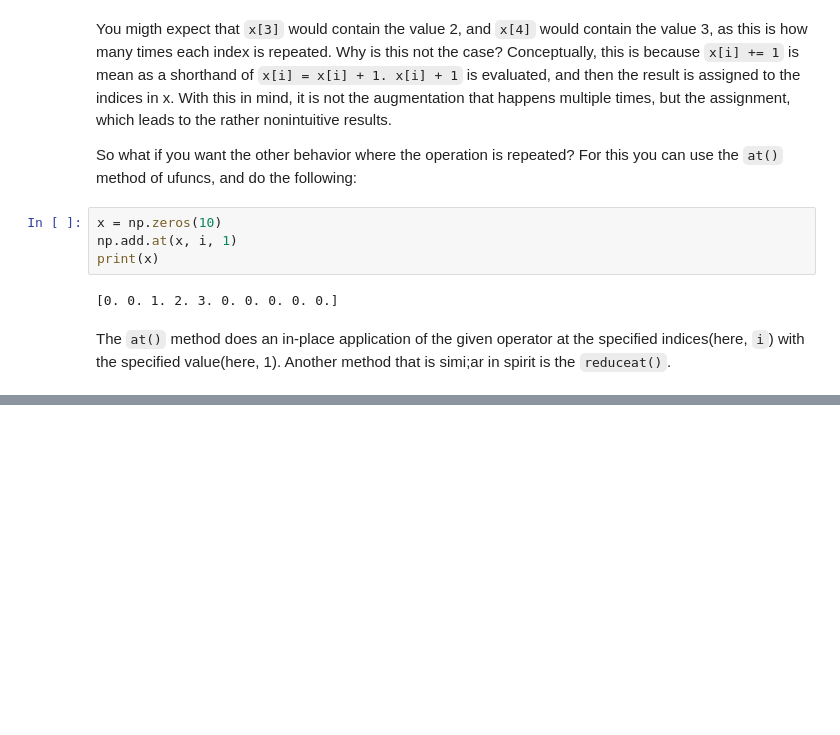
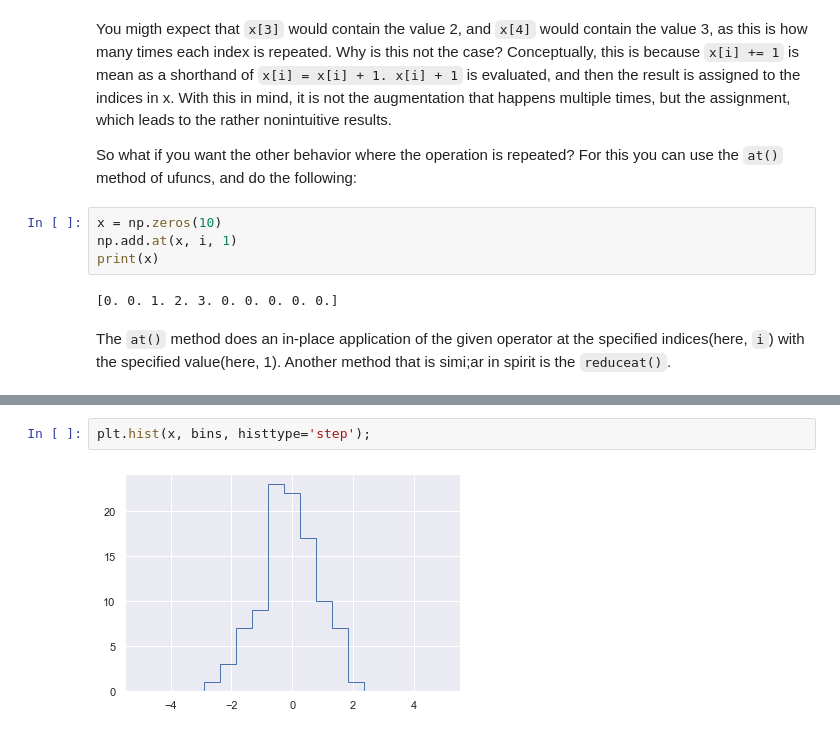
Before and after one commit to Jeffresh/python-datascience-handbook, a Jupyter notebook: numpy/fancy_indexing.ipynb, the cells around one changed output, grey strips where cells are left out. Drawn from its saved outputs; the diff is of its cells as text; blank space fills up the shorter version.

```diff
--- a/numpy/fancy_indexing.ipynb
+++ b/numpy/fancy_indexing.ipynb
@@ -183,0 +211,4 @@ The `at()` method does an in-place application of the given operator at the spec
+# %%
+plt.hist(x, bins, histtype='step');
+# %% [output]
+[figure, added]
```
Also changed, not shown: parts of 8 cells of this notebook.
